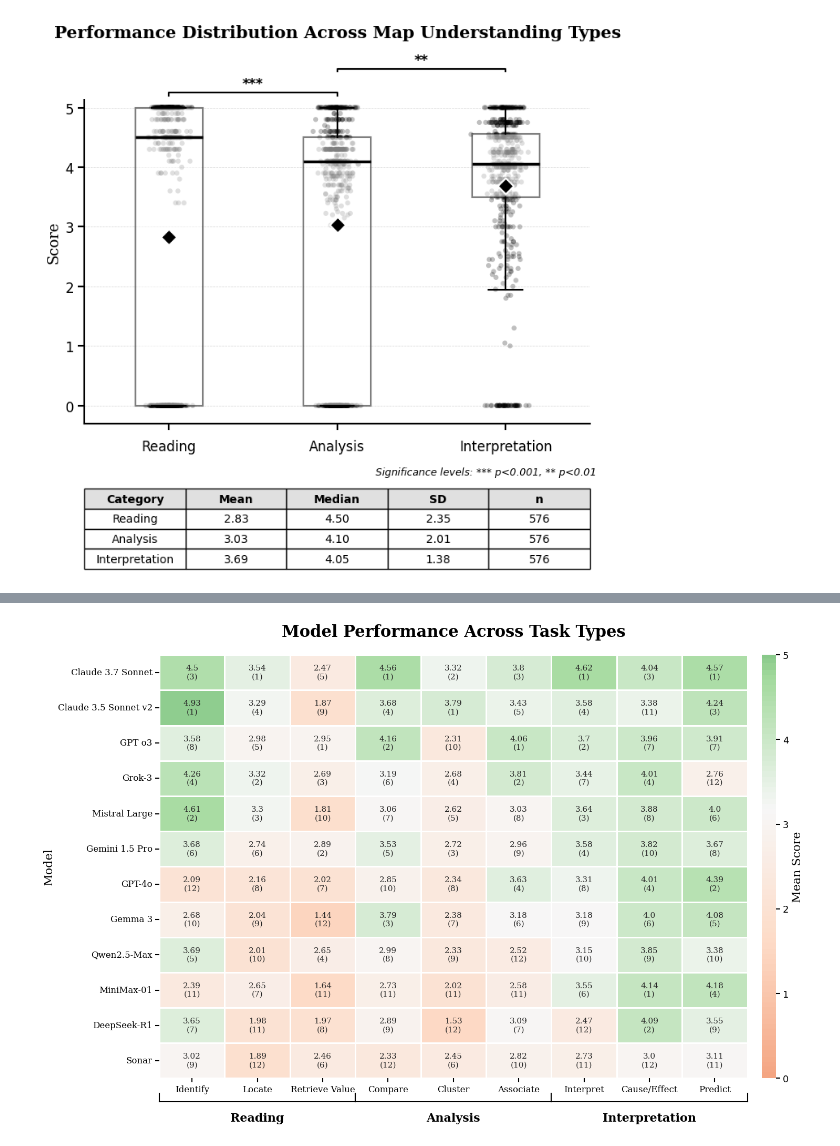
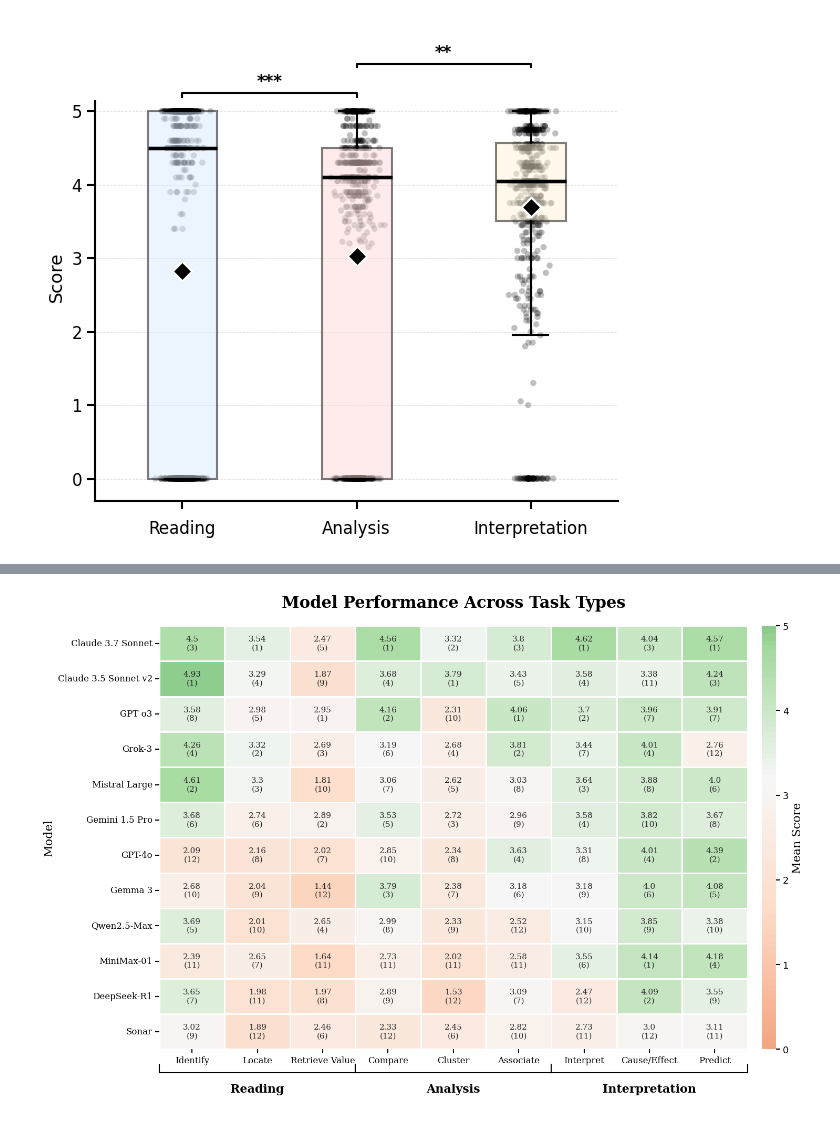
Before and after one commit to MartaSolarz/evaluation-genai-statistical-maps, a Jupyter notebook: statistical_analysis/batch_only/visualizations.ipynb, the cells around one changed output, grey strips where cells are left out. Saved outputs shown, nothing was run; the diff lists cells and outputs as text; code cells hidden in the pictures.

Commit message:
add data

```diff
--- a/statistical_analysis/batch_only/visualizations.ipynb
+++ b/statistical_analysis/batch_only/visualizations.ipynb
@@ -30,8 +30,14 @@ category_names = {
 df_plot['map_usage_type'] = df_plot['map_usage_type'].map(category_names)
 category_order = ['Reading', 'Analysis', 'Interpretation']
 
+box_colors = {
+    'Reading': '#d9ebff',
+    'Analysis': '#ffd9d9',
+    'Interpretation': '#fff3d9'
+}
+
 plt.style.use('default')
-fig, ax = plt.subplots(figsize=(7, 7))
+fig, ax = plt.subplots(figsize=(6, 7))
 
 positions = [1, 2, 3]
 bp = ax.boxplot([df_plot[df_plot['map_usage_type']==cat]['score'].values
@@ -43,10 +49,14 @@ bp = ax.boxplot([df_plot[df_plot['map_usage_type']==cat]['score'].values
                  showfliers=False,
                  notch=False,
                  medianprops=dict(color='black', linewidth=2.5),
-                 boxprops=dict(facecolor='white', edgecolor='black',
-                              linewidth=1.5, alpha=0.5),
                  whiskerprops=dict(color='black', linewidth=1.5, linestyle='-'),
                  capprops=dict(color='black', linewidth=1.5))
+
+for patch, cat in zip(bp['boxes'], category_order):
+    patch.set_facecolor(box_colors[cat])
+    patch.set_edgecolor('black')
+    patch.set_alpha(0.5)
+    patch.set_linewidth(1.5)
 
 for i, cat in enumerate(category_order, 1):
     y = df_plot[df_plot['map_usage_type']==cat]['score'].values
@@ -67,10 +77,8 @@ ax.spines['right'].set_visible(False)
 ax.spines['left'].set_linewidth(1.5)
 ax.spines['bottom'].set_linewidth(1.5)
 
-ax.set_ylabel('Score', fontsize=13, fontweight='normal', fontfamily='serif')
-ax.set_xlabel('', fontsize=13, fontweight='normal', fontfamily='serif')
-ax.set_title('Performance Distribution Across Map Understanding Types',
-             fontsize=15, fontweight='bold', fontfamily='serif', pad=20)
+ax.set_ylabel('Score', fontsize=13, fontweight='normal')
+ax.set_xlabel('', fontsize=13, fontweight='normal')
 
 ax.set_ylim(-0.3, 5.8)
 ax.set_xlim(0.5, 3.5)
@@ -89,71 +97,35 @@ label_to_idx = {cat: pos for cat, pos in zip(category_order, positions)}
 
 y_max = df_plot['score'].max()
 
 add_significance_line(ax,
                       label_to_idx['Analysis'],
                       label_to_idx['Reading'],
                       y_max + 0.2,
                       '***')   # p < 0.001
 
 add_significance_line(ax,
                       label_to_idx['Interpretation'],
                       label_to_idx['Analysis'],
                       y_max + 0.6,
                       '**')    # p < 0.01
 
-# -----------------------------
-
-table_data = []
-for cat in category_order:
-    data = df_plot[df_plot['map_usage_type']==cat]['score'].values
-    table_data.append([
-        cat,
-        f"{np.mean(data):.2f}",
-        f"{np.median(data):.2f}",
-        f"{np.std(data):.2f}",
-        f"{len(data)}"
-    ])
-
-table = ax.table(cellText=table_data,
-                colLabels=['Category', 'Mean', 'Median', 'SD', 'n'],
-                cellLoc='center',
-                loc='bottom',
-                bbox=[0.0, -0.40, 1.0, 0.22])
-
-table.auto_set_font_size(False)
-table.set_fontsize(10)
-table.scale(1, 1.8)
-
-for i in range(len(table_data) + 1):
-    for j in range(5):
-        cell = table[(i, j)]
-        cell.set_edgecolor('black')
-        cell.set_linewidth(1)
-        if i == 0:
-            cell.set_facecolor('#e0e0e0')
-            cell.set_text_props(weight='bold')
-        else:
-            cell.set_facecolor('white')
-
-legend_text = 'Significance levels: *** p<0.001, ** p<0.01'
-fig.text(0.99, 0.19, legend_text, ha='right', fontsize=9, style='italic')
-
 white_cover = Rectangle((0.45, 5.15), 0.08, 1,
                         facecolor='white',
                         edgecolor='none',
                         transform=ax.transData,
                         zorder=100,
                         clip_on=False)
 
 ax.add_patch(white_cover)
 
+
 plt.tight_layout()
 plt.subplots_adjust(bottom=0.28, top=0.92)
 
 plt.savefig('../../results/plots/figure2.png', dpi=300, bbox_inches='tight', facecolor='white')
 plt.show()
 # %% [output]
-[figure, old version]
+[figure, new version]
 # %%
 df_plot = df[['task_type', 'score']].copy()
 
```
Also changed, not shown: parts of 5 cells of this notebook, 9 other files.
